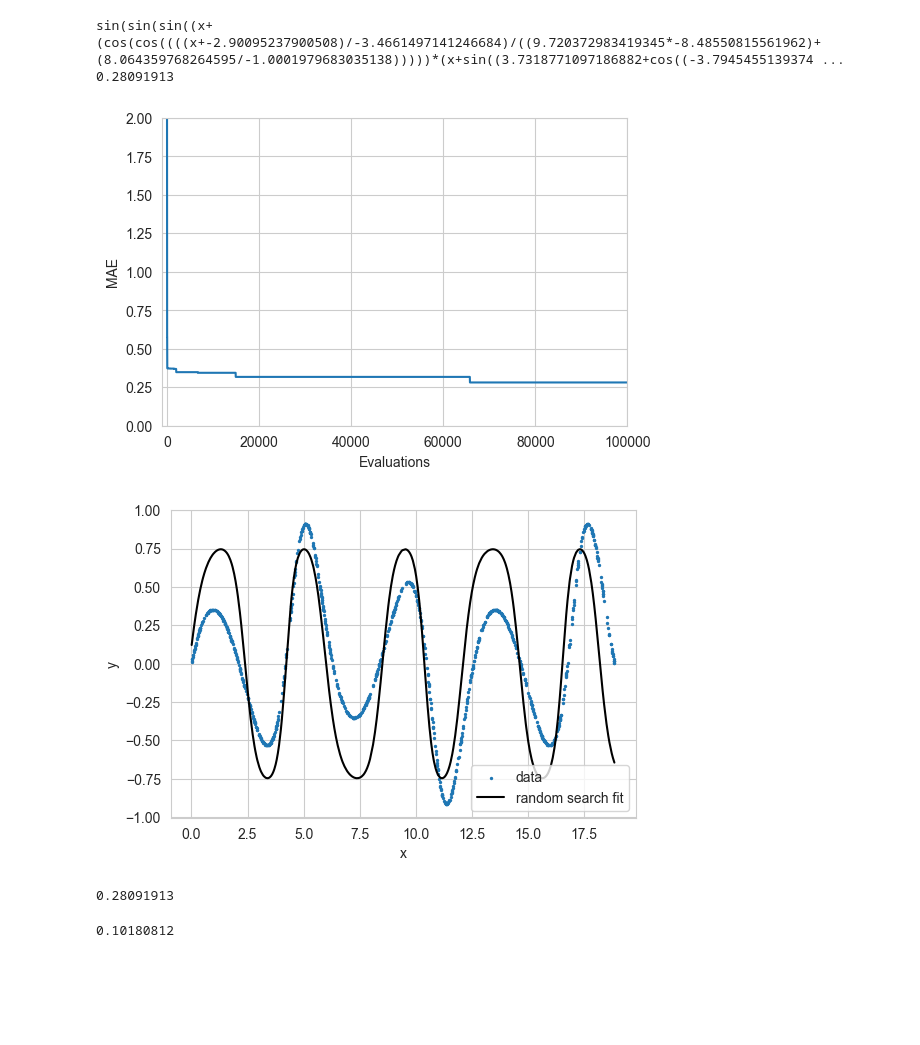
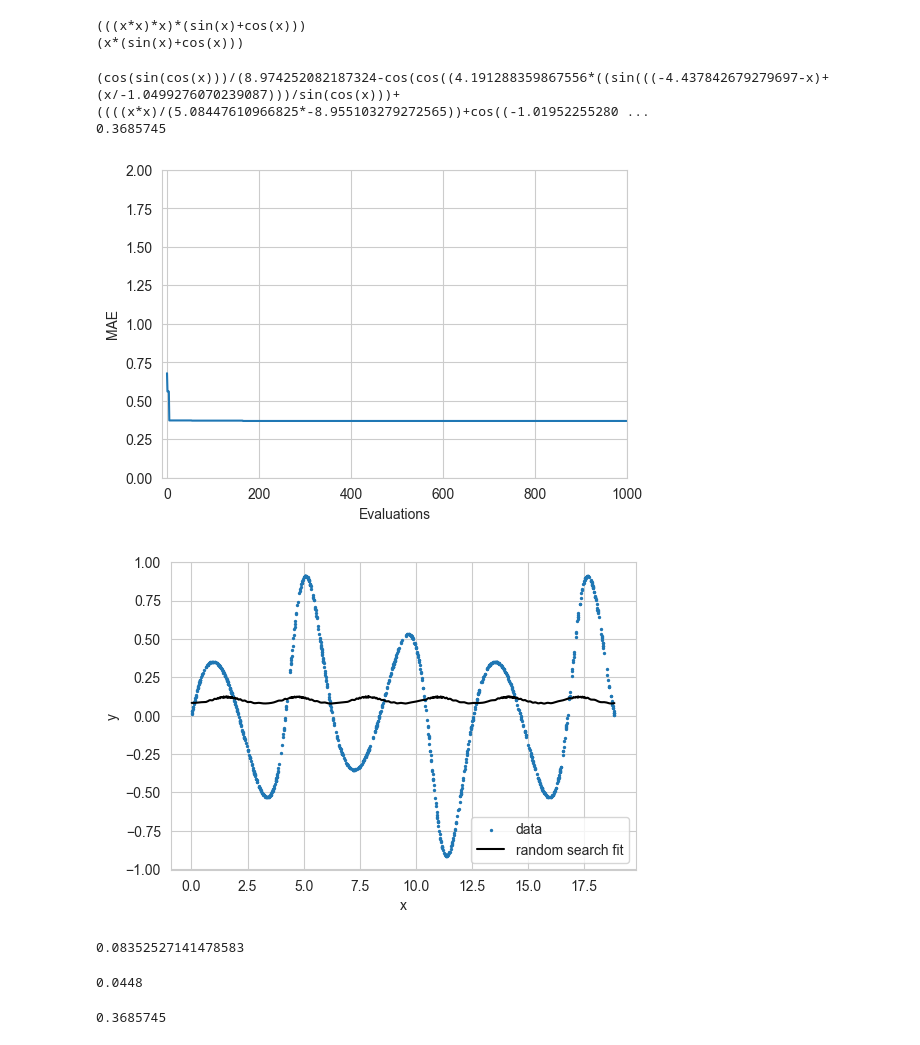
Before and after one commit to Genteki/Symbolic-Regression-Genetic-Programming, a Jupyter notebook: plot.ipynb, the cells around one changed output. Drawn from its saved outputs; the diff is of its cells as text; code cells hidden in the pictures; blank space fills up the shorter version.

Commit message:
symbolic node

```diff
--- a/plot.ipynb
+++ b/plot.ipynb
@@ -5,6 +5,31 @@ import seaborn as sns
 from symbolic_node import *
 from utils import *
 sns.set_style("whitegrid")
+# %%
+root = SymbolicNode()
+a1 = SymbolicNode(1)
+a2 = SymbolicNode(1)
+b1 = SymbolicNode(2)
+b2 = SymbolicNode(2)
+b3 = SymbolicNode(2)
+b4 = SymbolicNode(2)
+c1 = SymbolicNode(1)
+c2 = SymbolicNode(1)
+c5 = SymbolicNode(1)
+c7 = SymbolicNode(1)
+root.setNode([operators[2], a1, a2])
+a1.setNode([operators[2], b1, b2])
+a2.setNode([operators[0], b3, b4])
+b1.setNode([operators[2], c1, c2])
+b3.setNode([operators[4], c5])
+b4.setNode([operators[5], c7])
+print(root)
+root.all_node_level_traverse()
+root.mutate_hoist()
+print(root)
+# %% [output]
+(((x*x)*x)*(sin(x)+cos(x)))
+(x*(sin(x)+cos(x)))
 # %%
 with open("data/data.txt") as ifile:
     lines = ifile.readlines()
@@ -13,14 +38,14 @@ with open("data/data.txt") as ifile:
 x = pts[:,0]
 y = pts[:,1]
 # %%
-def random_search():
+def random_search(max_degree=4):
     root = SymbolicNode()
     root.random_grow()
-    y_predict = root.post_order_travel_recursive(x)
+    y_predict = root.post_order_traverse_recursive(x)
     mae = np.mean(np.abs(y - y_predict))
     return mae, root.copy()
 # %%
-N = 100000
+N = 1000
 best_mae = 100000
 best_s = None
 hist_mae = []
@@ -33,8 +58,8 @@ for i in range(N):
 print(best_s)
 print(best_mae)
 # %% [output]
-sin(sin(sin((x+(cos(cos((((x+-2.90095237900508)/-3.4661497141246684)/((9.720372983419345*-8.48550815561962)+(8.064359768264595/-1.0001979683035138)))))*(x+sin((3.7318771097186882+cos((-3.7945455139374 ...
-0.28091913
+(cos(sin(cos(x)))/(8.974252082187324-cos(cos((4.191288359867556*((sin(((-4.437842679279697-x)+(x/-1.0499276070239087)))/sin(cos(x)))+((((x*x)/(5.08447610966825*-8.955103279272565))+cos((-1.01952255280 ...
+0.3685745
 # %%
 plt.figure(figsize=(6,4))
 ax = plt.subplot(1,1,1)
@@ -45,26 +70,29 @@ ax.set_xlabel("Evaluations")
 ax.set_ylabel("MAE")
 plt.savefig("output/presubmission/learningcurve-rs.png", dpi=300)
 # %% [output]
-[figure, old version]
+[figure, new version]
 # %%
 plt.figure(figsize=(6,4))
 ax = plt.subplot(1,1,1)
 ax.scatter(x,y, label="data", s=2)
-y_pred = best_s.post_order_travel_recursive(x)
+y_pred = best_s.post_order_traverse_recursive(x)
 ax.plot(x,y_pred,color='k', label="random search fit")
 ax.set_xlabel("x")
 ax.set_ylabel("y")
 #ax.set_title(f"Random Search Best Fitting, MAE={best_mae:.4f}")
 plt.legend(loc="lower right")
 plt.savefig("output/presubmission/best-fitting-rs.png",dpi=300)
 # %% [output]
-[figure, old version]
+[figure, new version]
+# %%
+best_s.post_order_traverse_recursive(x[1])
+# %% [output]
+0.08352527141478583
+# %%
+x[2]
+# %% [output]
+0.0448
 # %%
 best_mae
 # %% [output]
-0.28091913
+0.3685745
-# %%
-mse = ((y-y_pred)**2).mean()
-mse
-# %% [output]
-0.10180812
```
Also changed, not shown: parts of 8 cells of this notebook, 6 other files.
